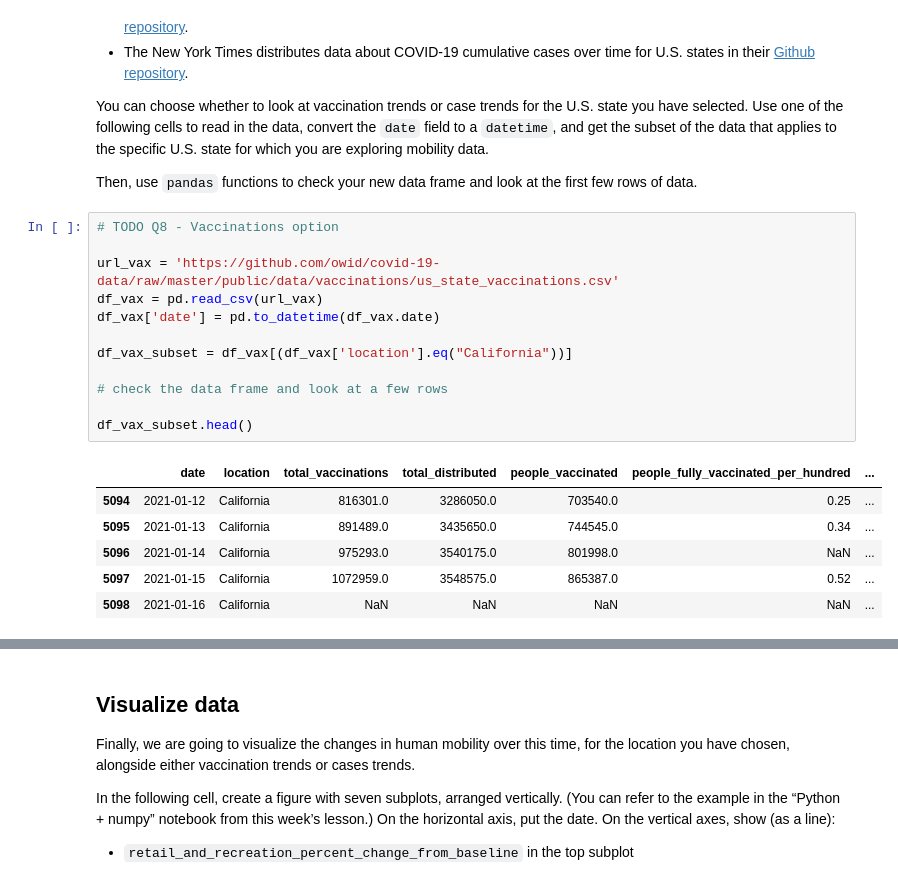
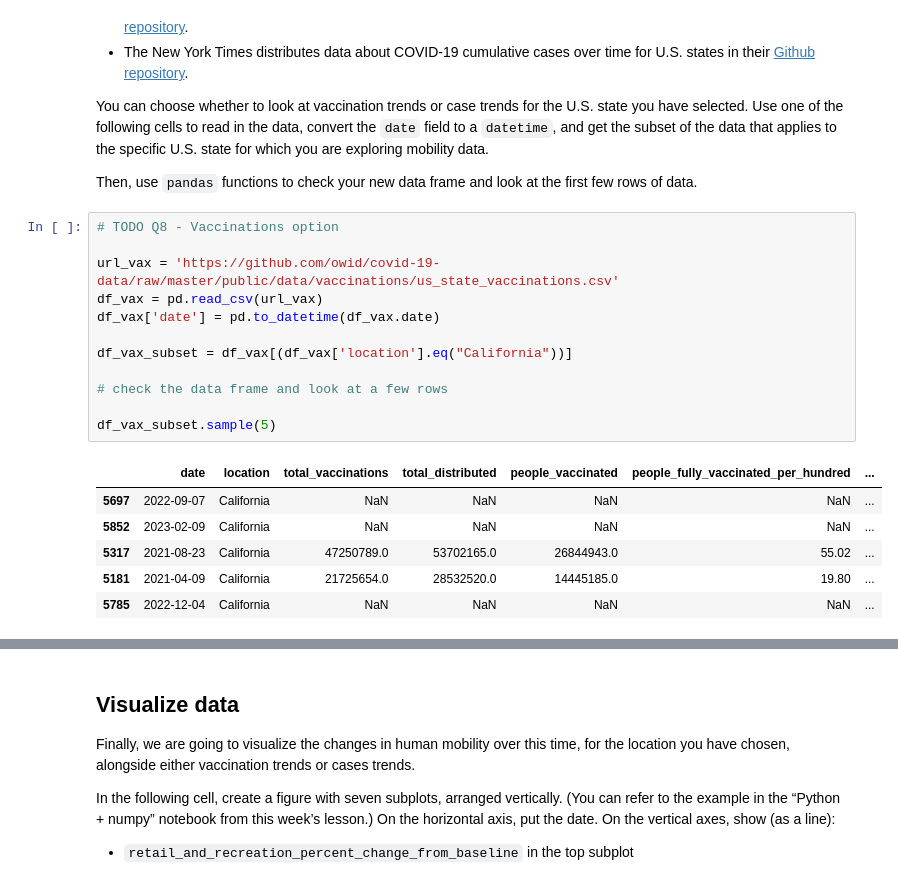
Before and after one commit to ZoeMcFife/5AHITM, a Jupyter notebook: INSY/Colab/#2024-10-17#/explore-hw.ipynb, the cells around one changed output, grey strips where cells are left out. Drawn from its saved outputs; the diff is of its cells as text.

```diff
--- a/INSY/Colab/#2024-10-17#/explore-hw.ipynb
+++ b/INSY/Colab/#2024-10-17#/explore-hw.ipynb
@@ -225,22 +225,22 @@ the first few rows of data.
 # %%
 # TODO Q8 - Vaccinations option
 
 url_vax = 'https://github.com/owid/covid-19-data/raw/master/public/data/vaccinations/us_state_vaccinations.csv'
 df_vax = pd.read_csv(url_vax)
 df_vax['date'] = pd.to_datetime(df_vax.date)
 
 df_vax_subset = df_vax[(df_vax['location'].eq("California"))]
 
 # check the data frame and look at a few rows
 
-df_vax_subset.head()
+df_vax_subset.sample(5)
 # %% [output]
 |  | date | location | total_vaccinations | total_distributed | people_vaccinated | people_fully_vaccinated_per_hundred | ... |
-| 5094 | 2021-01-12 | California | 816301.0 | 3286050.0 | 703540.0 | 0.25 | ... |
-| 5095 | 2021-01-13 | California | 891489.0 | 3435650.0 | 744545.0 | 0.34 | ... |
-| 5096 | 2021-01-14 | California | 975293.0 | 3540175.0 | 801998.0 | NaN | ... |
-| 5097 | 2021-01-15 | California | 1072959.0 | 3548575.0 | 865387.0 | 0.52 | ... |
-| 5098 | 2021-01-16 | California | NaN | NaN | NaN | NaN | ... |
+| 5697 | 2022-09-07 | California | NaN | NaN | NaN | NaN | ... |
+| 5852 | 2023-02-09 | California | NaN | NaN | NaN | NaN | ... |
+| 5317 | 2021-08-23 | California | 47250789.0 | 53702165.0 | 26844943.0 | 55.02 | ... |
+| 5181 | 2021-04-09 | California | 21725654.0 | 28532520.0 | 14445185.0 | 19.80 | ... |
+| 5785 | 2022-12-04 | California | NaN | NaN | NaN | NaN | ... |
 # %%
 # TODO Q8 - Cases option
 
```
Also changed, not shown: parts of 1 cell of this notebook.
